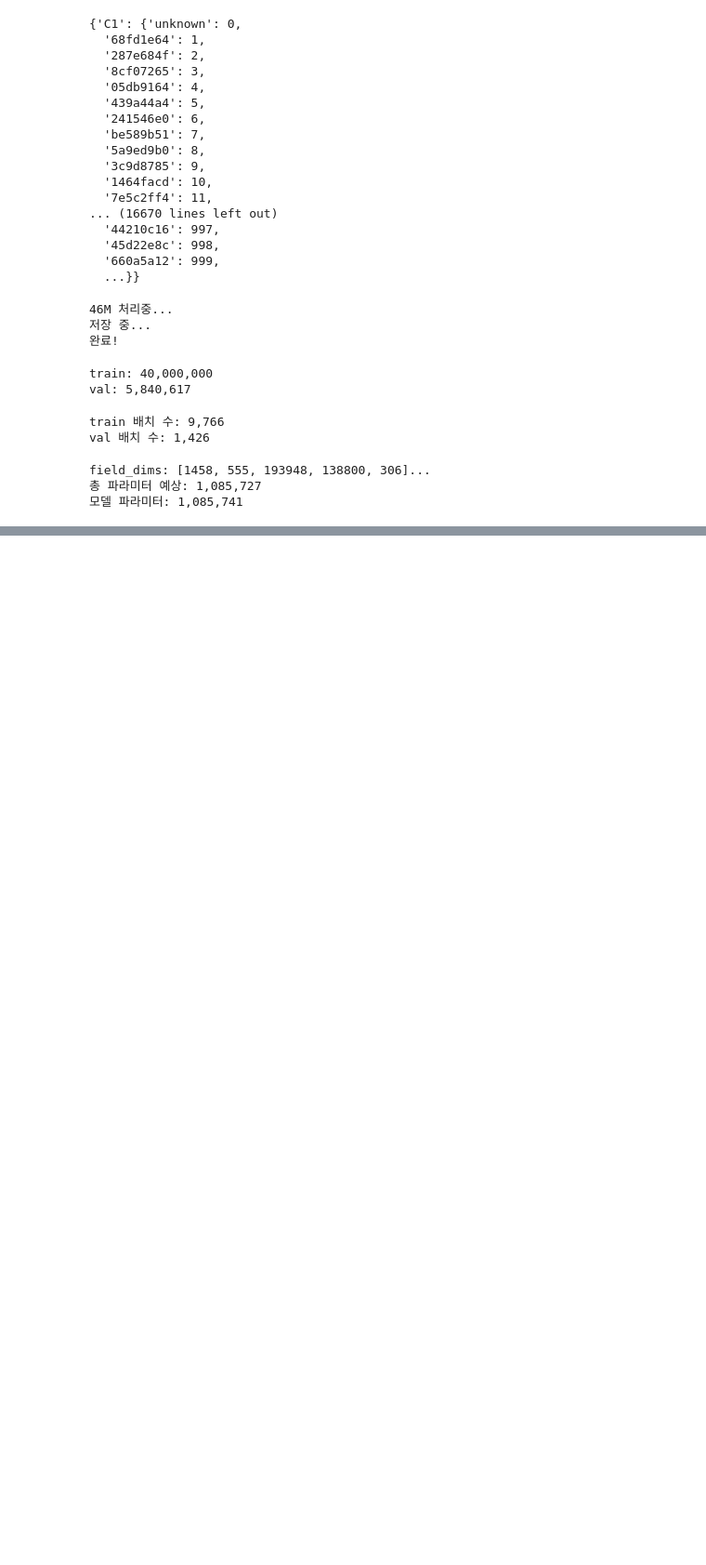
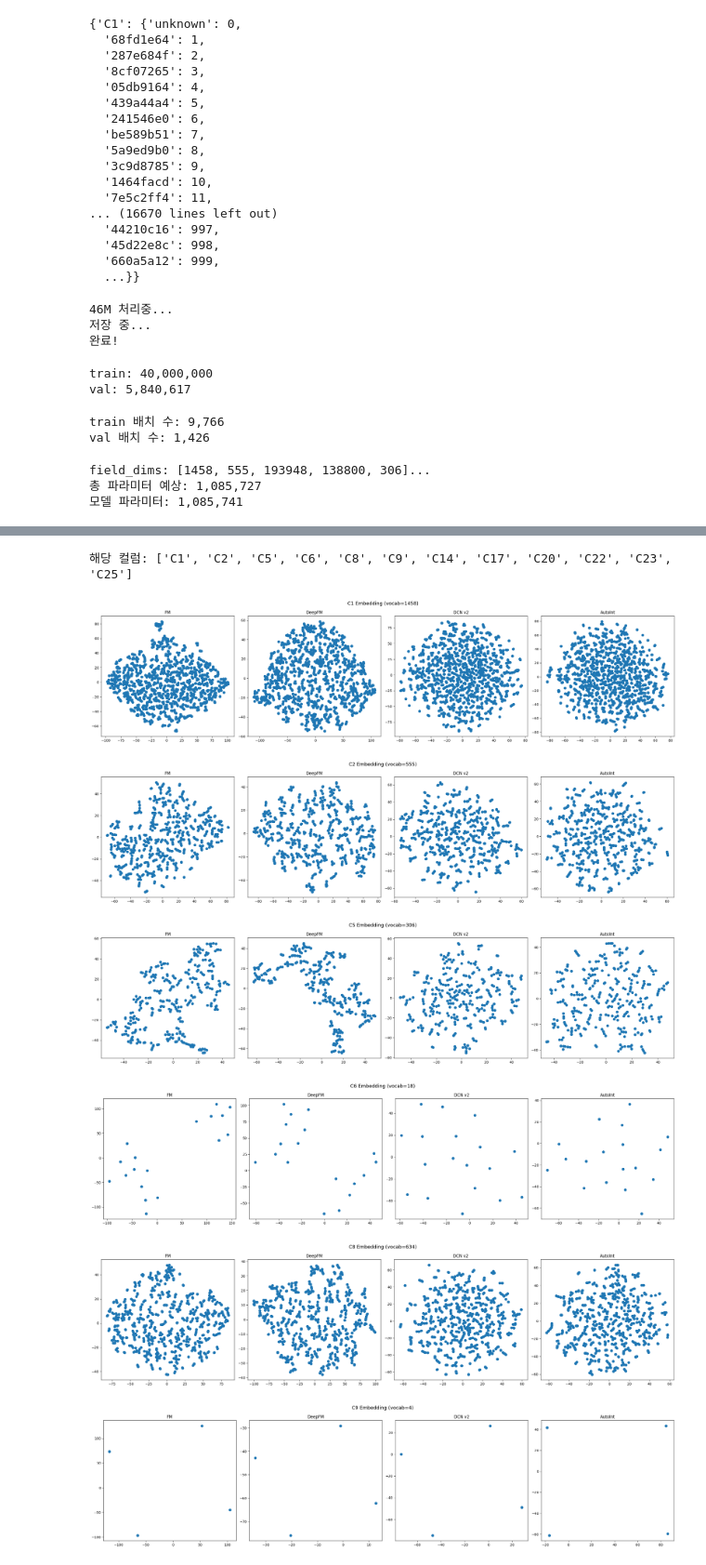
Before and after one commit to sws95/ads_prediction, a Jupyter notebook: ads_prediction_criteo.ipynb, the cells around one changed output, grey strips where cells are left out. Shown at 93% size. Drawn from its saved outputs; the diff is of its cells as text; code cells hidden in the pictures; blank space fills up the shorter version.

```diff
--- a/ads_prediction_criteo.ipynb
+++ b/ads_prediction_criteo.ipynb
@@ -308,0 +806,39 @@ device: cuda
+# %%
+models = {
+    'FM': fm_model2,
+    'DeepFM': deepfm_model2,
+    'DCN v2': dcn_model,
+    'AutoInt': autoint_model,
+}
+
+small_cats = [(i, col) for i, col in enumerate(CAT_COLS)
+              if len(vocab[col]) < 2000]
+
+print(f'해당 컬럼: {[col for _, col in small_cats]}')
+
+for idx, col in small_cats:
+    fig, axes = plt.subplots(1, 4, figsize=(24, 6))
+    fig.suptitle(f'{col} Embedding (vocab={len(vocab[col])})', fontsize=14)
+
+    for ax, (name, m) in zip(axes, models.items()):
+        emb_weight = m.embeddings[idx].weight.detach().cpu().numpy()
+        n = len(emb_weight)
+        perp = min(5, n - 1)
+
+        tsne = TSNE(n_components=2, random_state=42, perplexity=perp)
+        emb_2d = tsne.fit_transform(emb_weight)
+
+        ax.scatter(emb_2d[:, 0], emb_2d[:, 1], s=50)
+        ax.set_title(f'{name}')
+
+    plt.tight_layout()
+    plt.savefig(f'results/{col}_model_comparison.png', dpi=150)
+    plt.show()
+# %% [output]
+해당 컬럼: ['C1', 'C2', 'C5', 'C6', 'C8', 'C9', 'C14', 'C17', 'C20', 'C22', 'C23', 'C25']
+[figure, added]
+[figure, added]
+[figure, added]
+[figure, added]
+[figure, added]
+[figure, added]
```
Also changed, not shown: parts of 18 cells of this notebook, 5 other files.
